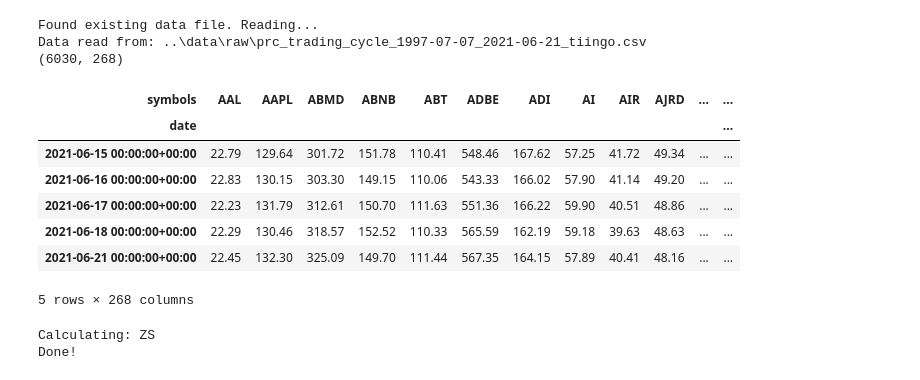
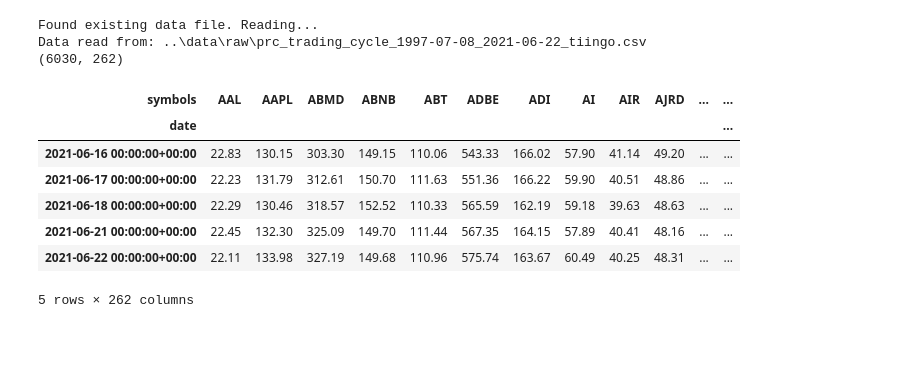
Before and after one commit to yh2n/financial-analysis-v2, a Jupyter notebook: notebooks/Trading Cycle.ipynb, the cells around one changed output. Cells and saved outputs as stored; diff of their text form; code cells hidden in the pictures; blank space fills up the shorter version.

```diff
--- a/notebooks/Trading Cycle.ipynb
+++ b/notebooks/Trading Cycle.ipynb
@@ -24,27 +26,31 @@ OUTPUT_PATH = Path('../reports/charts')
 # %%
 def _shift_date(date_str, offset, unit='D'):
     date = pd.to_datetime(date_str)
     date += pd.to_timedelta(offset, unit=unit)
     return date.strftime('%Y-%m-%d')
 
+with open('../tiingo_secrets.json') as f:
+  api_key = json.load(f)['api_key']
+
 basket = 'trading_cycle'
-download_end = '2021-06-21'
+download_end = '2021-06-22'
 download_start = _shift_date(download_end, -250*5, 'W')
-prices = load_bucket_prices('../', download_start, download_end, 'tiingo', basket)['adj_close']
+prices = load_bucket_prices('../', download_start, download_end, 'tiingo', basket, api_key)['adj_close']
+rtn_1d = prices.pct_change()
 print(prices.shape)
 prices.tail()
 # %% [output]
 Found existing data file. Reading...
-Data read from: ..\data\raw\prc_trading_cycle_1997-07-07_2021-06-21_tiingo.csv
-(6030, 268)
+Data read from: ..\data\raw\prc_trading_cycle_1997-07-08_2021-06-22_tiingo.csv
+(6030, 262)
 | symbols | AAL | AAPL | ABMD | ABNB | ABT | ADBE | ADI | AI | AIR | AJRD | ... | ... |
 | date |  |  |  |  |  |  |  |  |  |  |  | ... |
-| 2021-06-15 00:00:00+00:00 | 22.79 | 129.64 | 301.72 | 151.78 | 110.41 | 548.46 | 167.62 | 57.25 | 41.72 | 49.34 | ... | ... |
 | 2021-06-16 00:00:00+00:00 | 22.83 | 130.15 | 303.30 | 149.15 | 110.06 | 543.33 | 166.02 | 57.90 | 41.14 | 49.20 | ... | ... |
 | 2021-06-17 00:00:00+00:00 | 22.23 | 131.79 | 312.61 | 150.70 | 111.63 | 551.36 | 166.22 | 59.90 | 40.51 | 48.86 | ... | ... |
 | 2021-06-18 00:00:00+00:00 | 22.29 | 130.46 | 318.57 | 152.52 | 110.33 | 565.59 | 162.19 | 59.18 | 39.63 | 48.63 | ... | ... |
 | 2021-06-21 00:00:00+00:00 | 22.45 | 132.30 | 325.09 | 149.70 | 111.44 | 567.35 | 164.15 | 57.89 | 40.41 | 48.16 | ... | ... |
+| 2021-06-22 00:00:00+00:00 | 22.11 | 133.98 | 327.19 | 149.68 | 110.96 | 575.74 | 163.67 | 60.49 | 40.25 | 48.31 | ... | ... |
-5 rows × 268 columns
+5 rows × 262 columns
 # %%
 def _rolling_stats(prices, n_weeks):
     n_days = n_weeks * 5
@@ -135,13 +154,0 @@ def calc_trend(prices, ticker, benchmark, n_weeks):
-# %%
-n_weeks = [13, 26, 40, 52, 200] # in weeks
-benchmark = 'SPY'
-df_list = []
-for tk in prices.columns:
-    clear_output(wait=True)
-    print("Calculating: " + tk)
-    if tk != benchmark:
-        df_list.append(calc_trend(prices, tk, benchmark, n_weeks))
-print("Done!")
-# %% [output]
-Calculating: ZS
-Done!
```
Also changed, not shown: parts of 9 cells of this notebook, 1 other file.
